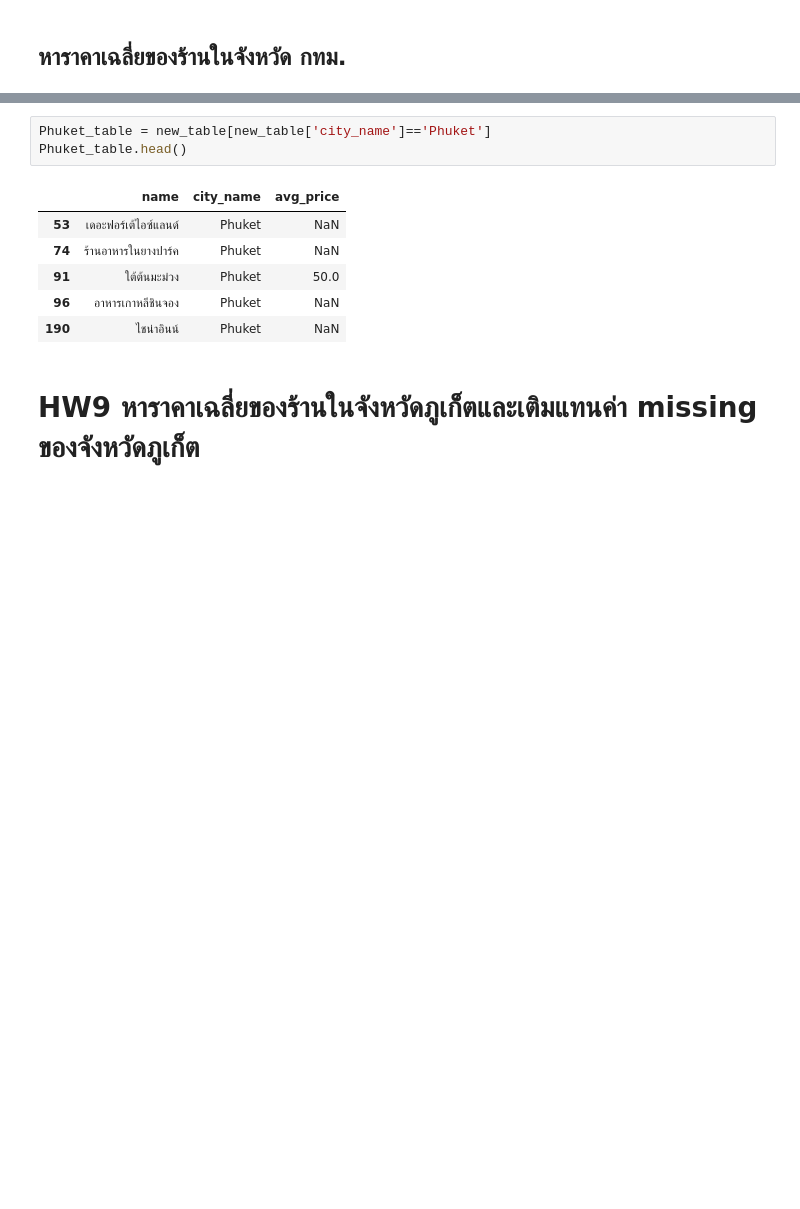
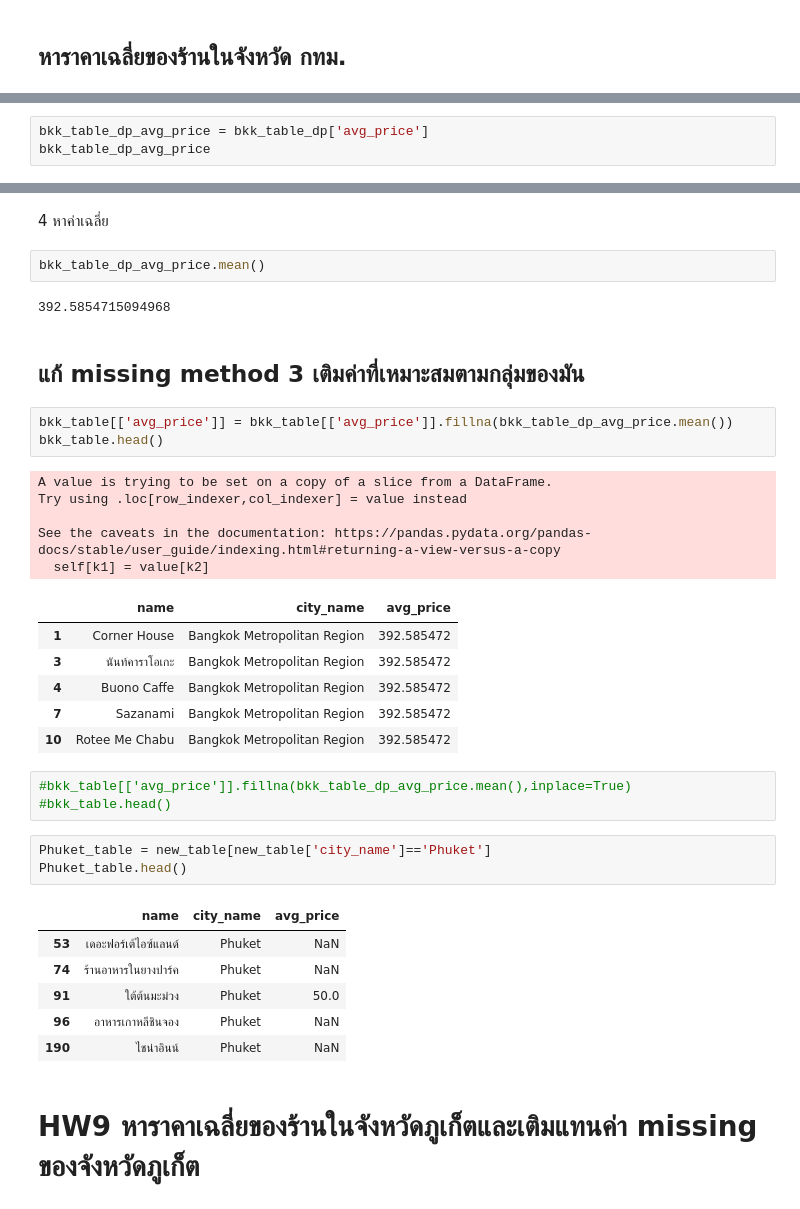
Before and after one commit to Adibank/DPDM, a Jupyter notebook: Pandas_and_Data_Preprocessing_101.ipynb, the cells around one changed output, grey strips where cells are left out. Cells and saved outputs as stored; diff of their text form; blank space fills up the shorter version.

```diff
--- a/Pandas_and_Data_Preprocessing_101.ipynb
+++ b/Pandas_and_Data_Preprocessing_101.ipynb
@@ -320,0 +354,3 @@ new_table[selected_list].head() #ตามจริงมีมากกว่
+# %%
+bkk_table_dp_avg_price = bkk_table_dp['avg_price']
+bkk_table_dp_avg_price
@@ -321,3 +370,29 @@ new_table[selected_list].head() #ตามจริงมีมากกว่
+# %% [markdown]
+4 หาค่าเฉลี่ย
+# %%
+bkk_table_dp_avg_price.mean()
+# %% [output]
+392.5854715094968
+# %% [markdown]
+## แก้ missing method 3 เติมค่าที่เหมาะสมตามกลุ่มของมัน
+# %%
+bkk_table[['avg_price']] = bkk_table[['avg_price']].fillna(bkk_table_dp_avg_price.mean())
+bkk_table.head()
+# %% [output]
+A value is trying to be set on a copy of a slice from a DataFrame.
+Try using .loc[row_indexer,col_indexer] = value instead
+
+See the caveats in the documentation: https://pandas.pydata.org/pandas-docs/stable/user_guide/indexing.html#returning-a-view-versus-a-copy
+  self[k1] = value[k2]
+|  | name | city_name | avg_price |
+| 1 | Corner House | Bangkok Metropolitan Region | 392.585472 |
+| 3 | นันท์คาราโอเกะ | Bangkok Metropolitan Region | 392.585472 |
+| 4 | Buono Caffe | Bangkok Metropolitan Region | 392.585472 |
+| 7 | Sazanami | Bangkok Metropolitan Region | 392.585472 |
+| 10 | Rotee Me Chabu | Bangkok Metropolitan Region | 392.585472 |
+# %%
+#bkk_table[['avg_price']].fillna(bkk_table_dp_avg_price.mean(),inplace=True)
+#bkk_table.head()
 # %%
 Phuket_table = new_table[new_table['city_name']=='Phuket']
 Phuket_table.head()
```
Also changed, not shown: parts of 26 cells of this notebook.
